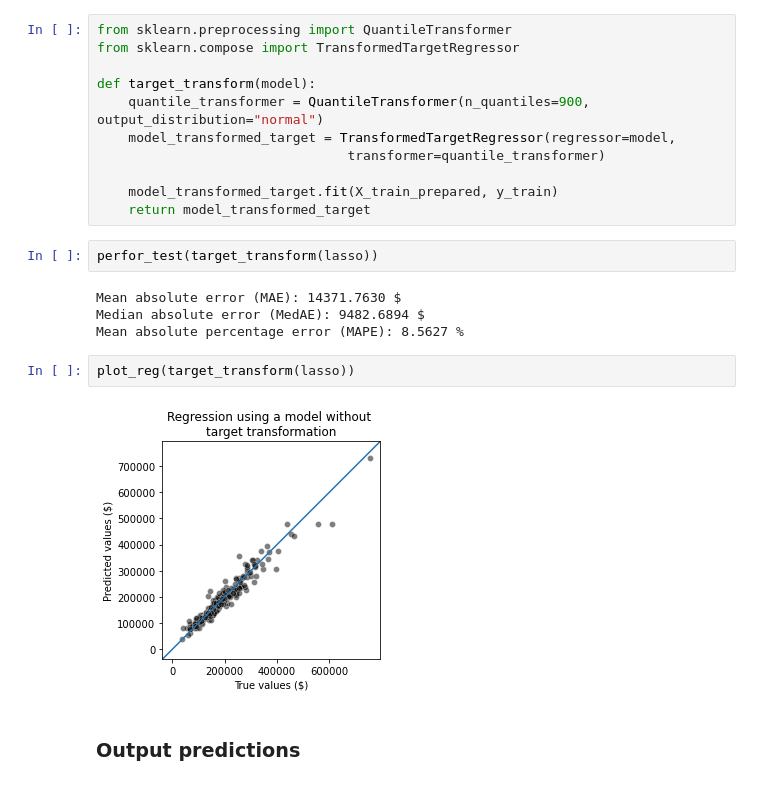
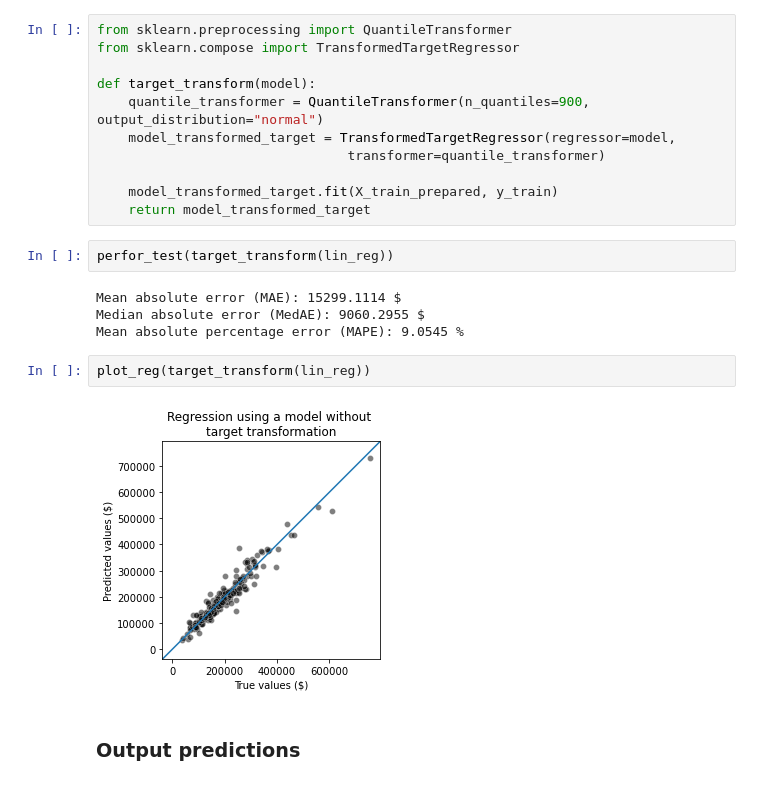
Before and after one commit to Rae-Zou/ML-regression-model, a Jupyter notebook: HousePrice.ipynb, the cells around one changed output. Saved outputs shown, nothing was run; the diff lists cells and outputs as text.

```diff
--- a/HousePrice.ipynb
+++ b/HousePrice.ipynb
@@ -528,15 +528,15 @@ def target_transform(model):
     model_transformed_target.fit(X_train_prepared, y_train)
     return model_transformed_target
 # %%
-perfor_test(target_transform(lasso))
+perfor_test(target_transform(lin_reg))
 # %% [output]
-Mean absolute error (MAE): 14371.7630 $
-Median absolute error (MedAE): 9482.6894 $
-Mean absolute percentage error (MAPE): 8.5627 %
+Mean absolute error (MAE): 15299.1114 $
+Median absolute error (MedAE): 9060.2955 $
+Mean absolute percentage error (MAPE): 9.0545 %
 # %%
-plot_reg(target_transform(lasso))
+plot_reg(target_transform(lin_reg))
 # %% [output]
-[figure, old version]
+[figure, new version]
 # %% [markdown]
 ### Output predictions
 # %%
```
Also changed, not shown: parts of 1 cell of this notebook.
